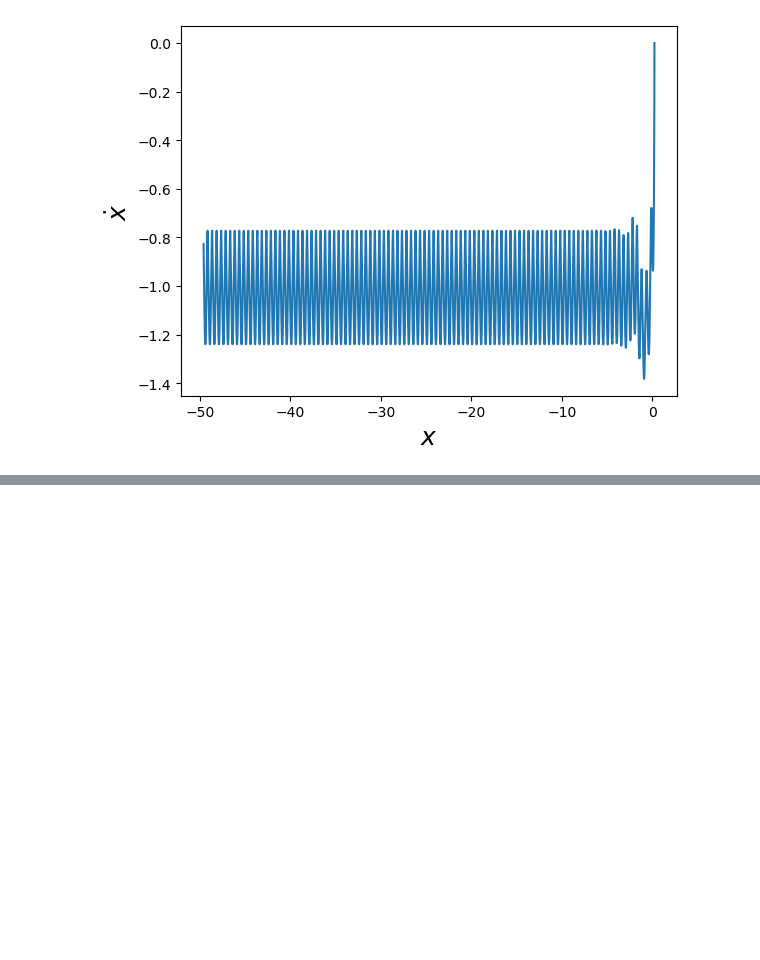
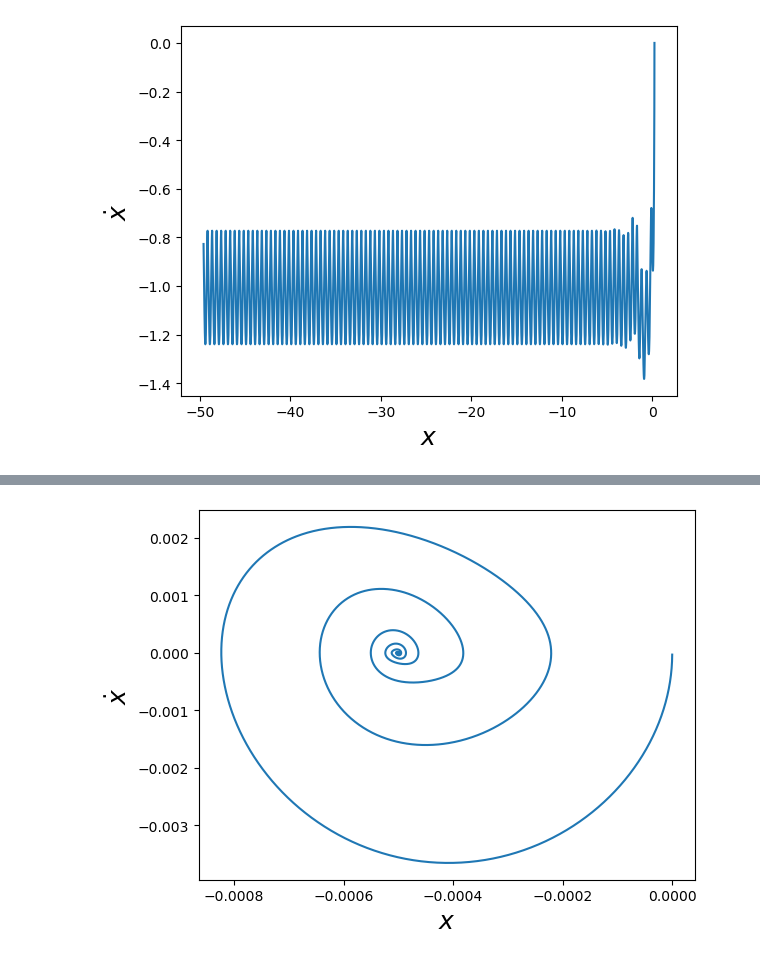
Before and after one commit to Arely00/ArelyGuadalupeJimenezDIaz-mn-2024, a Jupyter notebook: Proyecto Final.ipynb, the cells around one changed output, grey strips where cells are left out. Drawn from its saved outputs; the diff is of its cells as text; code cells hidden in the pictures; blank space fills up the shorter version.

```diff
--- a/Proyecto Final.ipynb
+++ b/Proyecto Final.ipynb
@@ -256,0 +371,4 @@ prom(0.5,0,0,0.001,10)
+# %%
+Graf1(0,0,0,0.001,100,0.35,0.75,1.5)
+# %% [output]
+[figure, added]
```
Also changed, not shown: parts of 10 cells of this notebook.
